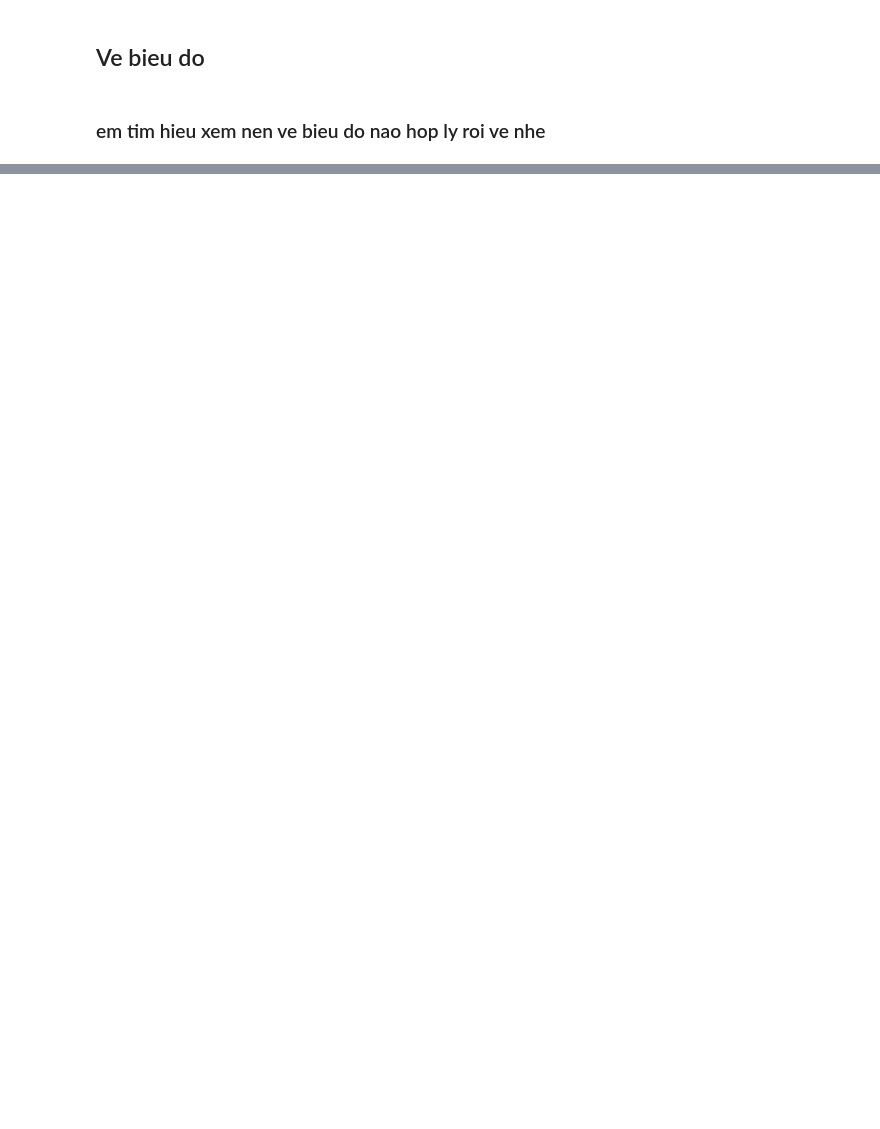
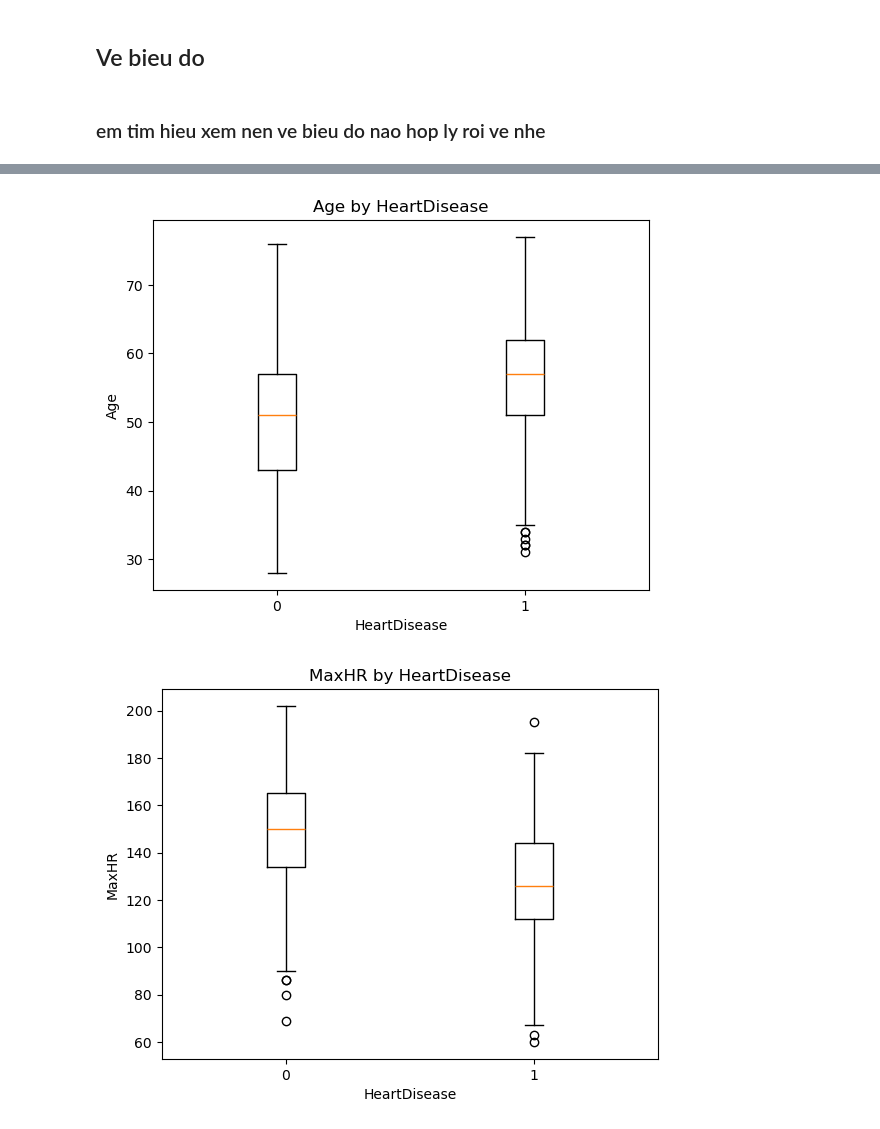
Before and after one commit to tungtimo0808/Heart-Failure-Prediction, a Jupyter notebook: EDA.ipynb, the cells around one changed output, grey strips where cells are left out. Saved outputs shown, nothing was run; the diff lists cells and outputs as text; code cells hidden in the pictures; blank space fills up the shorter version.

```diff
--- a/EDA.ipynb
+++ b/EDA.ipynb
@@ -173,0 +216,18 @@ dtype: int64
+# %%
+# NOTE: Boxplot: so sánh phân phối theo nhãn HeartDisease (0 vs 1)
+def boxplot_by_target(column, target="HeartDisease"):
+    data0 = df.loc[df[target] == 0, column].dropna().values
+    data1 = df.loc[df[target] == 1, column].dropna().values
+    plt.figure()
+    plt.boxplot([data0, data1], labels=["0","1"], showfliers=True)
+    plt.title(f"{column} by {target}")
+    plt.xlabel(target)
+    plt.ylabel(column)
+    plt.show()
+
+for col in ["Age","MaxHR","Oldpeak"]:
+    if col in df.columns:
+        boxplot_by_target(col, "HeartDisease")
+# %% [output]
+[figure, added]
+[figure, added]
```
Also changed, not shown: parts of 14 cells of this notebook.
